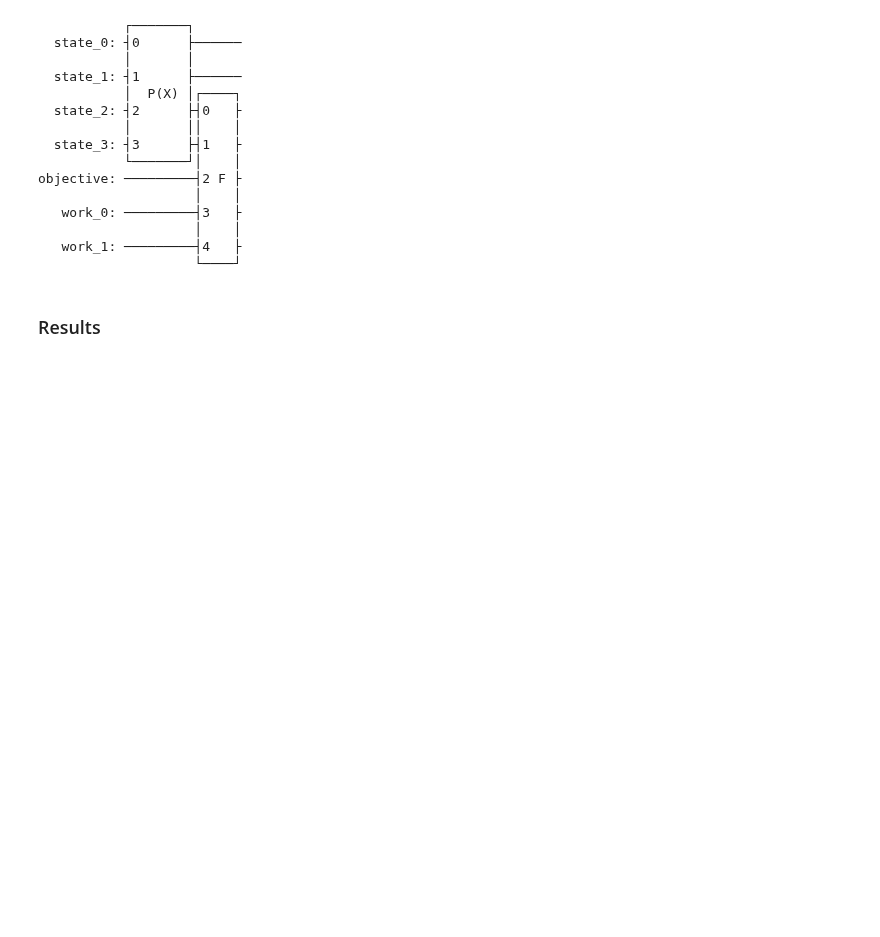
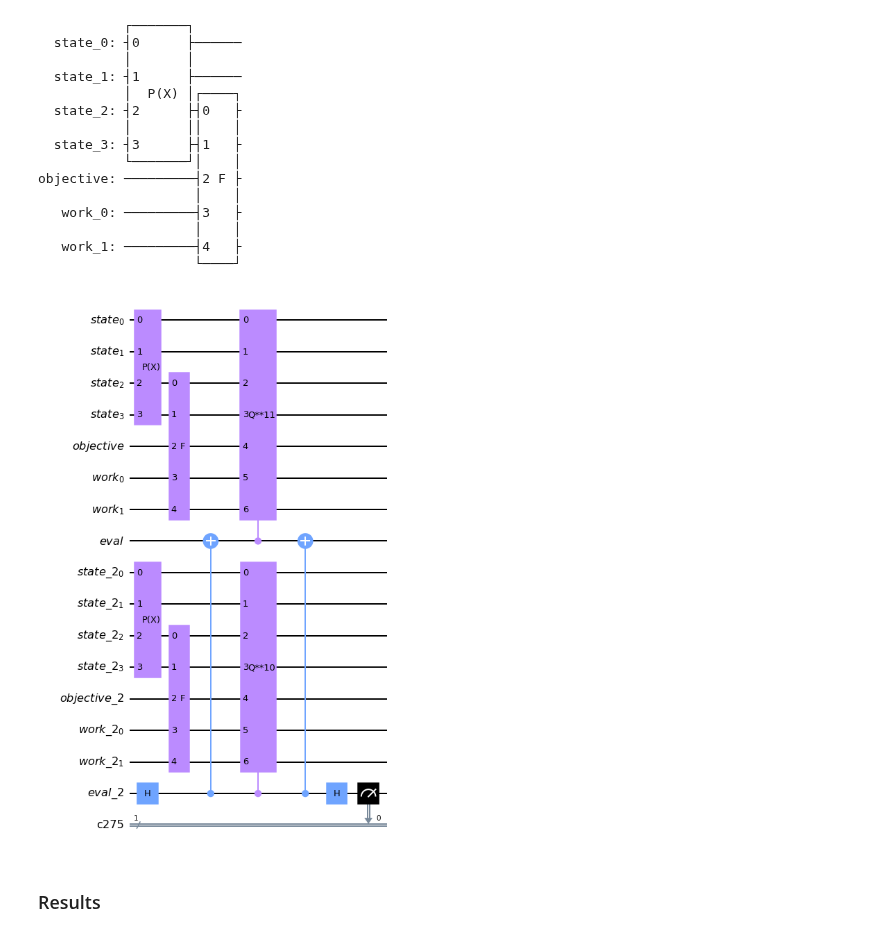
Before and after one commit to Eagle-quantum/QVaR, a Jupyter notebook: parallel_attempt_aa_v1.ipynb, the cells around one changed output. Saved outputs shown, nothing was run; the diff lists cells and outputs as text; code cells hidden in the pictures; blank space fills up the shorter version.

```diff
--- a/parallel_attempt_aa_v1.ipynb
+++ b/parallel_attempt_aa_v1.ipynb
@@ -202,8 +208,10 @@ def get_parallelized_iqae_circuit(iterations,u, objective, K=2,):
 # %%
 grover_op = problem.grover_operator
 
-state_preparation3, _ = get_parallelized_iqae_circuit(15, u, objective_e_loss)
+state_preparation3, _ = get_parallelized_iqae_circuit(10, u, objective_e_loss)
 state_preparation3.draw('mpl')
+# %% [output]
+[figure, added]
 # %% [markdown]
 ### Results
 # %%
```
Also changed, not shown: parts of 13 cells of this notebook.
